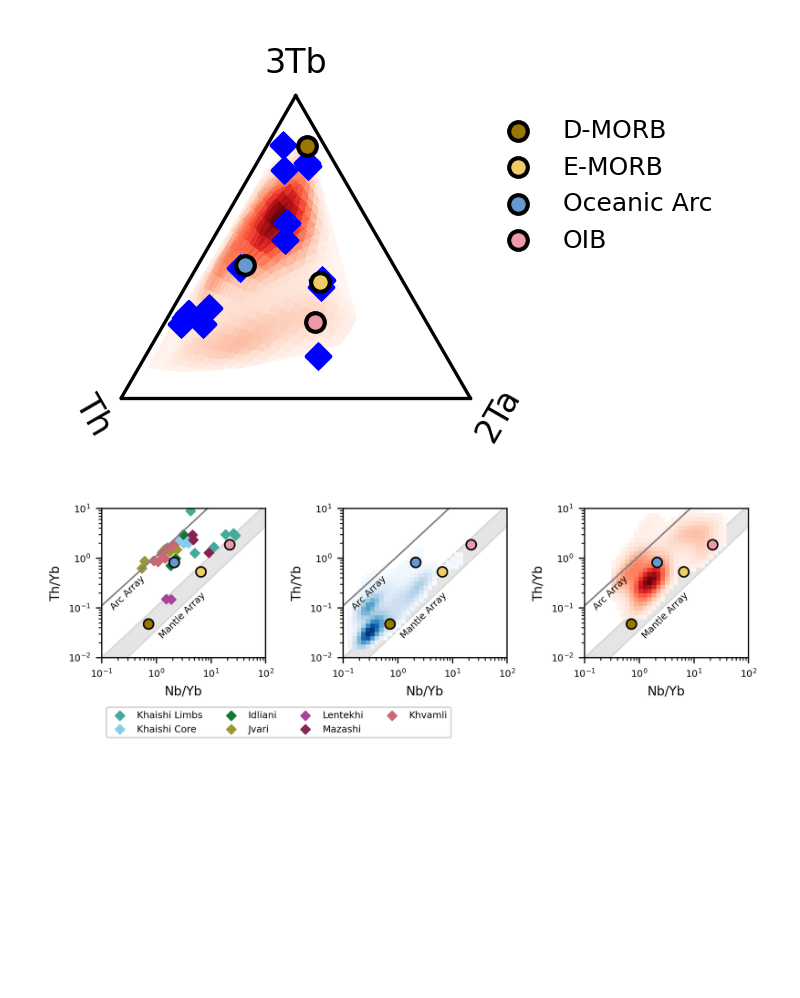
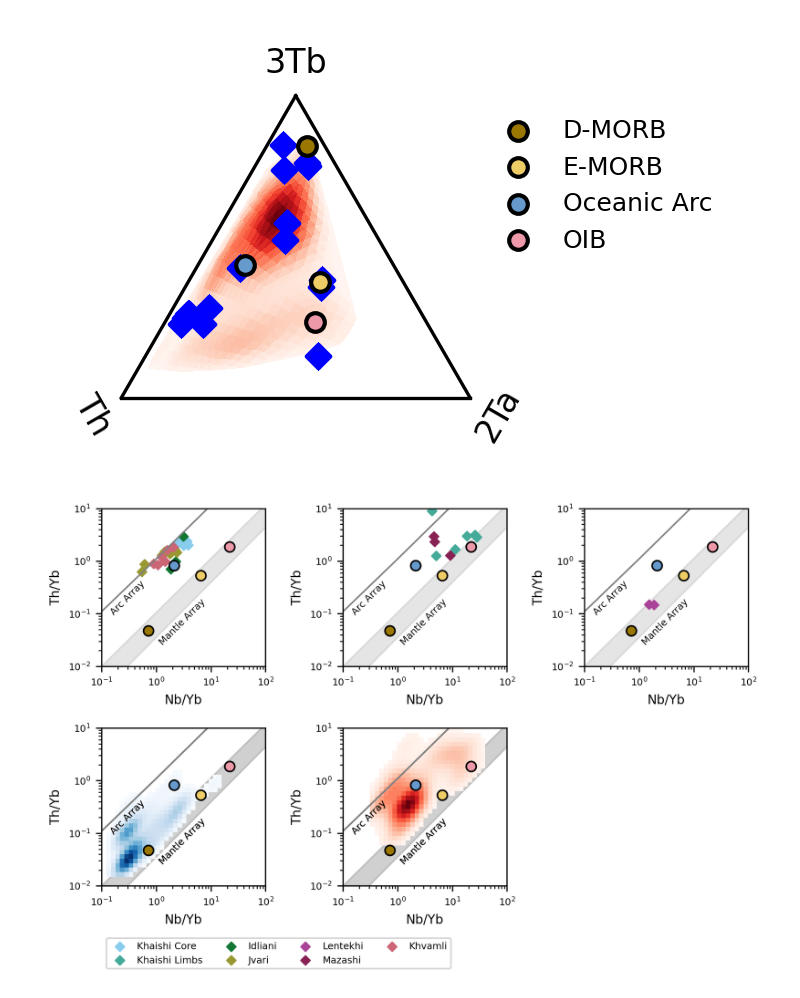
Before and after one commit to dyvasey/dataset-caucasus-gchem-2023, a Jupyter notebook: draft_figs.ipynb, the cells around one changed output. Saved outputs shown, nothing was run; the diff lists cells and outputs as text; code cells hidden in the pictures; blank space fills up the shorter version.

```diff
--- a/draft_figs.ipynb
+++ b/draft_figs.ipynb
@@ -225,31 +227,33 @@ for k, group in groups:
 axs0[0,0].set_title('Khaishi')
 axs0[0,0].legend(fontsize=6,loc='upper right',frameon=True,framealpha=1,facecolor='white')
 
-avgs_list = [['Oceanic Arc','E-MORB','OIB'],['Oceanic Arc'],['Oceanic Arc'],['D-MORB','E-MORB'],['Oceanic Arc','E-MORB','OIB'],['Oceanic Arc']]
+# Old averages list for having different curves on each plot
+#avgs_list = [['Oceanic Arc','E-MORB','OIB'],['Oceanic Arc'],['Oceanic Arc'],['D-MORB','E-MORB'],['Oceanic Arc','E-MORB','OIB'],['Oceanic Arc']]
 
+avgs_list = ['Oceanic Arc','D-MORB','E-MORB','OIB']
 
 for k,ax in enumerate(axs0[:,0]):
-    labels = avgs_list[k]
+    labels = avgs_list
     colors = [avgs_colors[label] for label in labels]
     gp.REE(avgs.loc[labels],ax=ax,marker=None,zorder=2,color=colors,labels=labels,linewidth=2)
 for k,ax in enumerate(axs0[:,1]):
-    labels = avgs_list[k]
+    labels = avgs_list
     colors = [avgs_colors[label] for label in labels]
     gp.immobile(avgs.loc[labels],ax=ax,marker=None,zorder=2,color=colors,labels=labels,linewidth=2)
 for k,ax in enumerate(axs1[:,0]):
-    labels = avgs_list[k+3]
+    labels = avgs_list
     colors = [avgs_colors[label] for label in labels]
     gp.REE(avgs.loc[labels],ax=ax,marker=None,zorder=2,color=colors,labels=labels,linewidth=2)
 for k,ax in enumerate(axs1[:,1]):
-    labels = avgs_list[k+3]
+    labels = avgs_list
     colors = [avgs_colors[label] for label in labels]
     gp.immobile(avgs.loc[labels],ax=ax,marker=None,zorder=2,color=colors,labels=labels,linewidth=2)
 
 fig0.set_layout_engine('tight')
 fig1.set_layout_engine('tight')
 
-fig0.savefig(savedir+'F06_westspiders.pdf')
-fig1.savefig(savedir+'F07_eastspiders.pdf')
+fig0.savefig(savedir+'F08_westspiders.pdf')
+fig1.savefig(savedir+'F09_eastspiders.pdf')
 # %% [output]
 4
 4
@@ -323,35 +343,50 @@ fig.savefig(savedir+'mccann_cabanis.pdf')
 [figure]
 # %%
 # Mantle Array
-fig,axs = plt.subplots(1,3,figsize=(6.5,2),dpi=300)
+fig,axs = plt.subplots(2,3,figsize=(6.5,4),dpi=300)
 
-first = []
+axs[1,2].remove()
+
 for k,group in groups:
-    ax = axs[0]
+    if k in ['Jvari','Idliani','Khvamli','Khaishi Core']:
+        ax = axs[0,0]
+    elif k in ['Khaishi Limbs','Mazashi']:
+        ax = axs[0,1]
+    elif k=='Lentekhi':
+        ax = axs[0,2]
     Th,Nb,Yb = group[['Th','Nb','Yb']].T.values
-    gp.mantle_array(Th,Nb,Yb,ax=ax,scatter_kwargs={'label':k,'c':color_dict[k]},first=first)
+    gp.mantle_array(Th,Nb,Yb,ax=ax,scatter_kwargs={'label':k,'c':color_dict[k]})
 
-gp.mantle_array(gale['Th'],gale['Nb'],gale['Yb'],ax=axs[1],scatter=False,density=True,
-                density_kwargs={'cmap':'Blues'},first=[])
-gp.mantle_array(cbab_spread['Th'],cbab_spread['Nb'],cbab_spread['Yb'],ax=axs[2],scatter=False,
-                density=True,density_kwargs={'cmap':'Reds'},first=[])
+gp.mantle_array(gale['Th'],gale['Nb'],gale['Yb'],ax=axs[1,0],scatter=False,density=True,
+                density_kwargs={'cmap':'Blues'})
+gp.mantle_array(cbab_spread['Th'],cbab_spread['Nb'],cbab_spread['Yb'],ax=axs[1,1],scatter=False,
+                density=True,density_kwargs={'cmap':'Reds'})
 
-for ax in axs:
+for ax in axs.flatten():
     colors = [avgs_colors[label] for label in avgs.index]
     gp.mantle_array(avgs['Th'],avgs['Nb'],avgs['Yb'],ax=ax,
                     scatter_kwargs={'c':colors,'marker':'o','s':40,'edgecolor':'black'})
 
     ax.xaxis.get_label().set_fontsize(8)
     ax.yaxis.get_label().set_fontsize(8)
     ax.tick_params(axis='both', which='major', labelsize=6)
 
 plt.tight_layout()
-lgd = axs[0].legend(fontsize=6,loc='best',bbox_to_anchor=(0,-0.3),frameon=True,facecolor='white',
+
+h1, l1 = axs[0,0].get_legend_handles_labels()
+h2, l2 = axs[0,1].get_legend_handles_labels()
+h3, l3 = axs[0,2].get_legend_handles_labels()
+
+legend_order = ['Khaishi Core','Khaishi Limbs','Idliani','Jvari','Lentekhi','Mazashi','Khvamli']
+legend_dict = dict(zip(l1+l2+l3,h1+h2+h3))
+handles_sorted = [legend_dict[x] for x in legend_order]
+
+lgd = axs[1,0].legend(handles_sorted,legend_order,fontsize=6,loc='best',bbox_to_anchor=(0,-0.3),frameon=True,facecolor='white',
               ncols=4)
 
-fig.savefig(savedir+'F09_mantlearray.pdf',bbox_extra_artists=(lgd,),bbox_inches='tight')
+fig.savefig(savedir+'F11_mantlearray.pdf',bbox_extra_artists=(lgd,),bbox_inches='tight')
 # %% [output]
-[figure, old version]
+[figure, new version]
 # %%
 # Combine PDFs
 pdfs = [savedir+x for x in os.listdir(savedir) if x.startswith('F0')]
```
Also changed, not shown: parts of 5 cells of this notebook.
